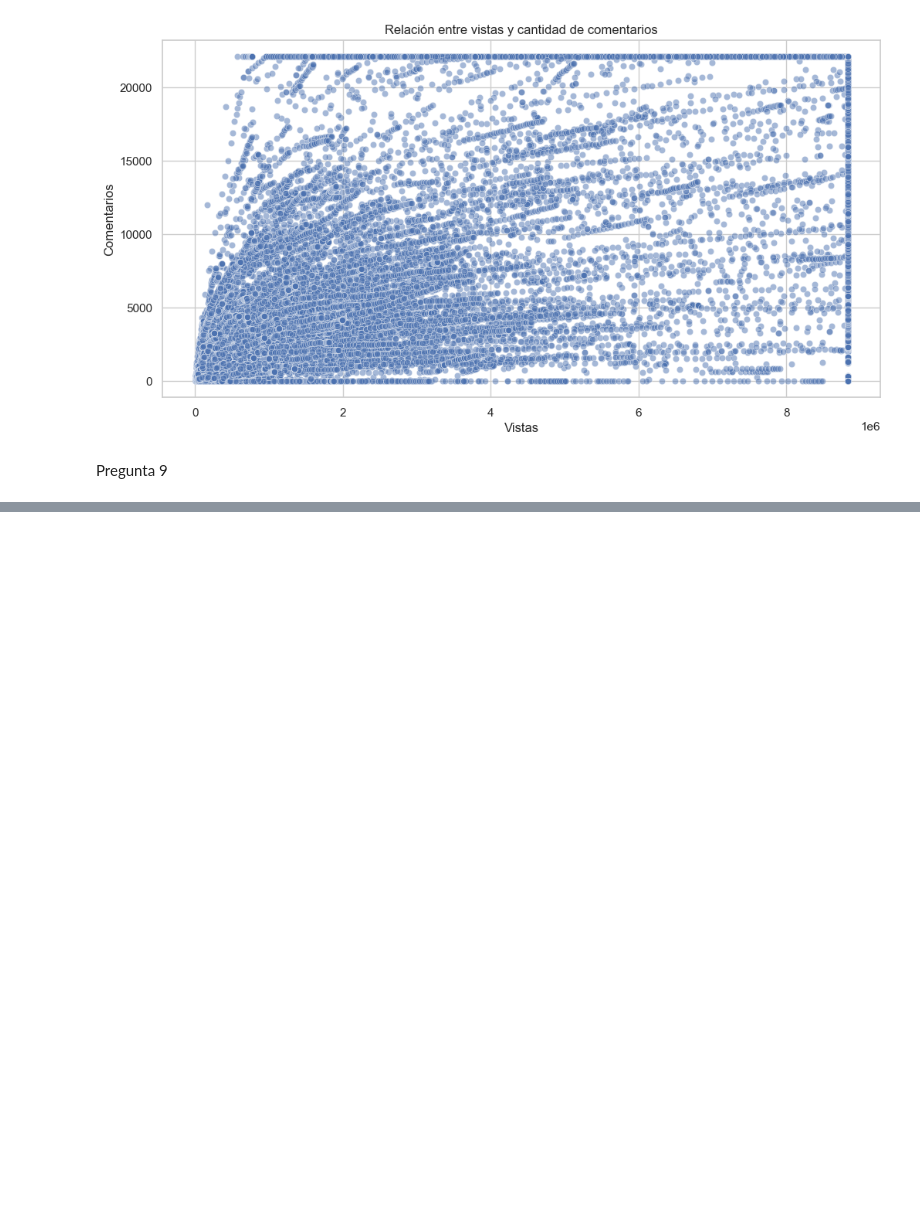
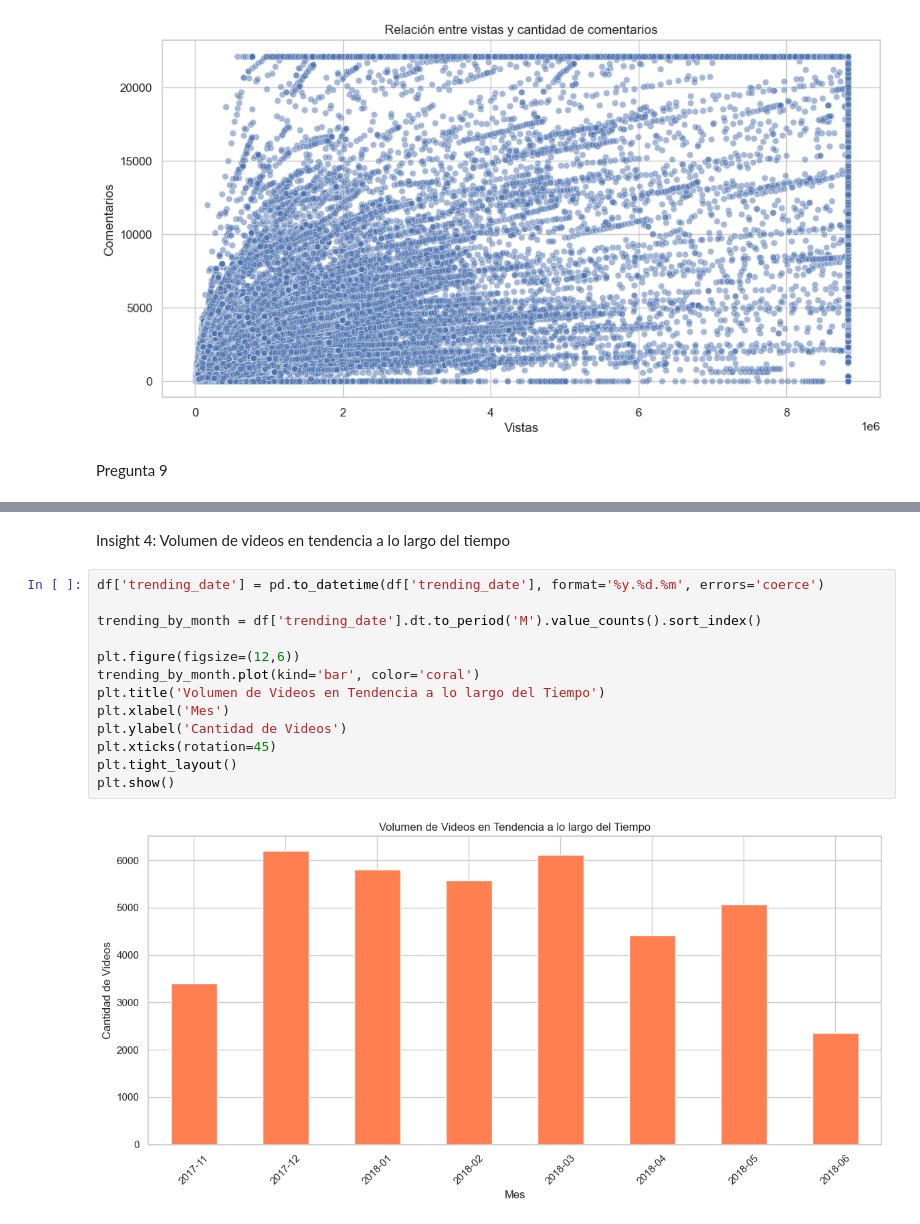
Before and after one commit to rodrigo-g08/FDS-2025-1-259, a Jupyter notebook: Graficacion con el nuevo dataset.ipynb, the cells around one changed output, grey strips where cells are left out. Cells and saved outputs as stored; diff of their text form; blank space fills up the shorter version.

```diff
--- a/Graficacion con el nuevo dataset.ipynb
+++ b/Graficacion con el nuevo dataset.ipynb
@@ -164,0 +225,17 @@ Pregunta 9
+# %% [markdown]
+Insight 4: Volumen de videos en tendencia a lo largo del tiempo
+# %%
+df['trending_date'] = pd.to_datetime(df['trending_date'], format='%y.%d.%m', errors='coerce')
+
+trending_by_month = df['trending_date'].dt.to_period('M').value_counts().sort_index()
+
+plt.figure(figsize=(12,6))
+trending_by_month.plot(kind='bar', color='coral')
+plt.title('Volumen de Videos en Tendencia a lo largo del Tiempo')
+plt.xlabel('Mes')
+plt.ylabel('Cantidad de Videos')
+plt.xticks(rotation=45)
+plt.tight_layout()
+plt.show()
+# %% [output]
+[figure, added]
```
Also changed, not shown: parts of 11 cells of this notebook.
